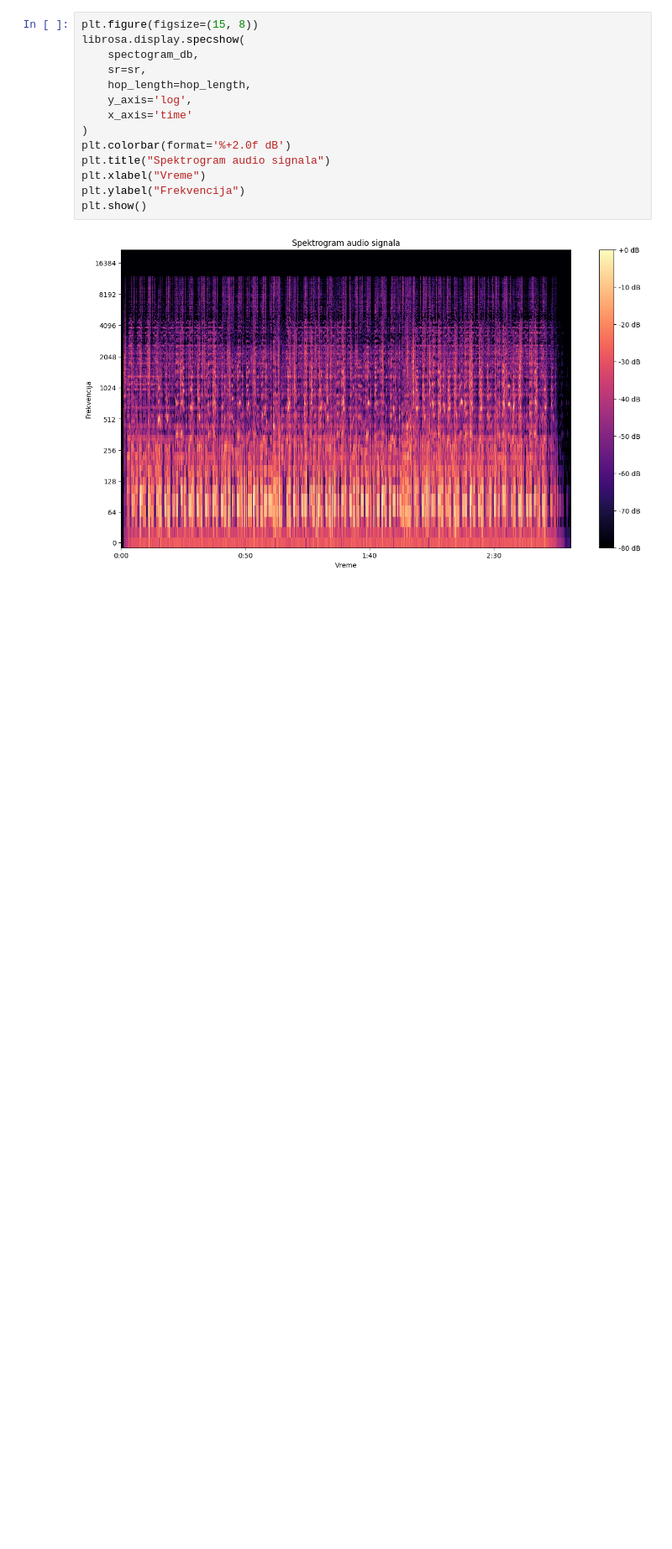
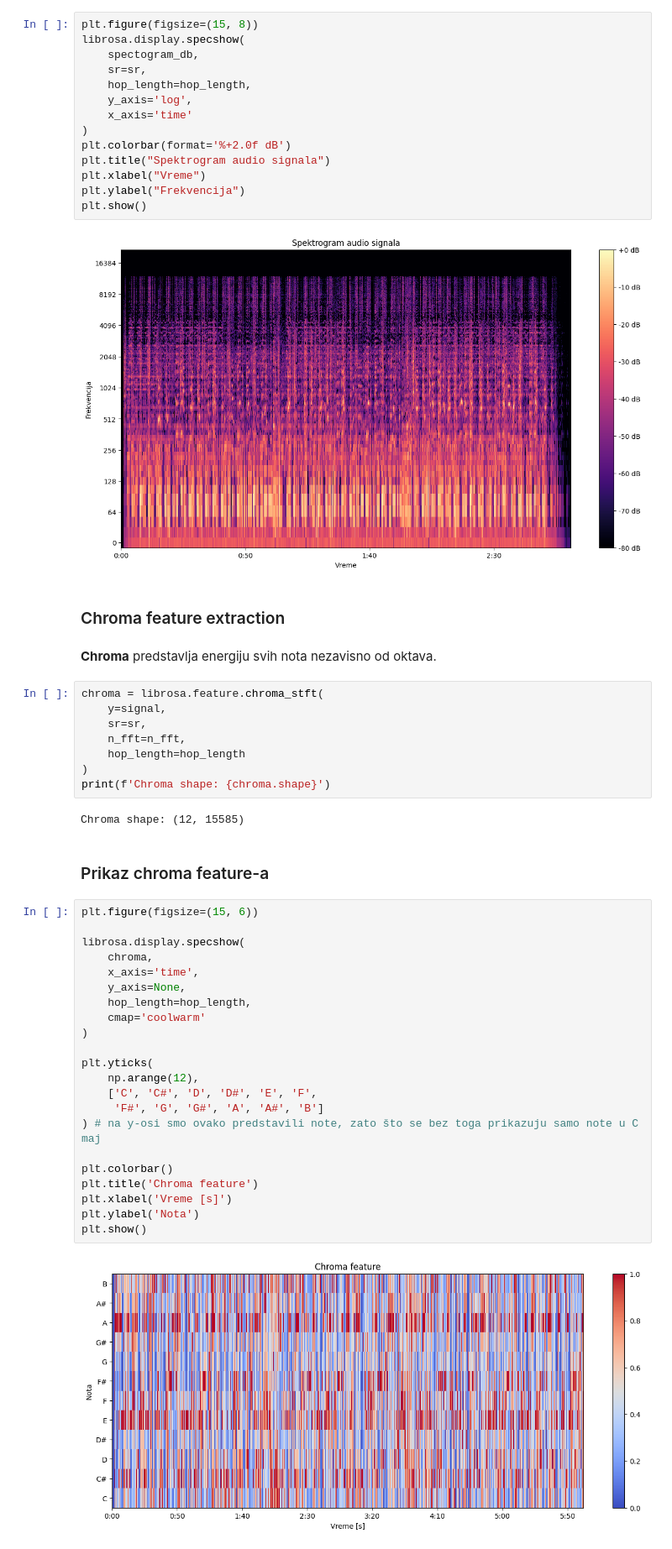
Before and after one commit to maslesa/WaveSplitNotebook, a Jupyter notebook: wave_split.ipynb, the cells around one changed output. Shown at 84% size. Cells and saved outputs as stored; diff of their text form; blank space fills up the shorter version.

```diff
--- a/wave_split.ipynb
+++ b/wave_split.ipynb
@@ -151,3 +151,43 @@ plt.ylabel("Frekvencija")
 plt.show()
 # %% [output]
 [figure]
+# %% [markdown]
+### Chroma feature extraction
+# %% [markdown]
+**Chroma** predstavlja energiju svih nota nezavisno od oktava.
+# %%
+chroma = librosa.feature.chroma_stft(
+    y=signal,
+    sr=sr,
+    n_fft=n_fft,
+    hop_length=hop_length
+)
+print(f'Chroma shape: {chroma.shape}')
+# %% [output]
+Chroma shape: (12, 15585)
+# %% [markdown]
+### Prikaz chroma feature-a
+# %%
+plt.figure(figsize=(15, 6))
+
+librosa.display.specshow(
+    chroma,
+    x_axis='time',
+    y_axis=None,
+    hop_length=hop_length,
+    cmap='coolwarm'
+)
+
+plt.yticks(
+    np.arange(12),
+    ['C', 'C#', 'D', 'D#', 'E', 'F',
+     'F#', 'G', 'G#', 'A', 'A#', 'B']
+) # na y-osi smo ovako predstavili note, zato što se bez toga prikazuju samo note u C maj
+
+plt.colorbar()
+plt.title('Chroma feature')
+plt.xlabel('Vreme [s]')
+plt.ylabel('Nota')
+plt.show()
+# %% [output]
+[figure, added]
```
Also changed, not shown: parts of 13 cells of this notebook.
